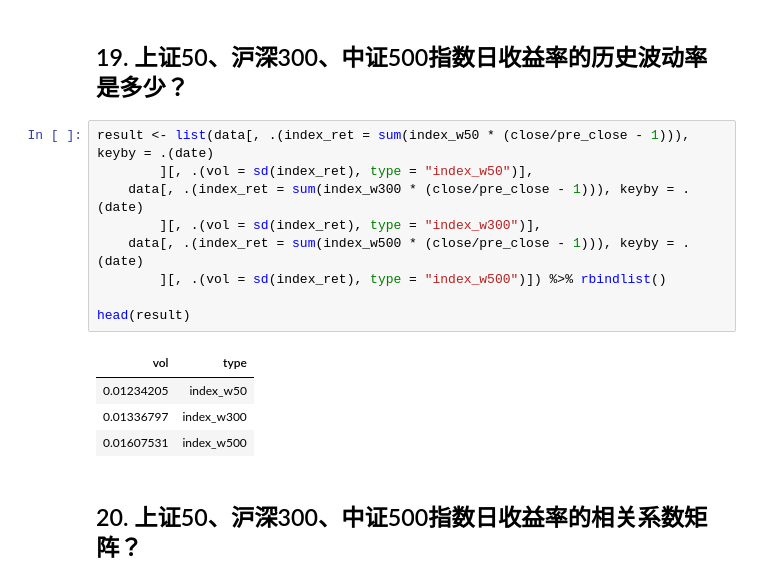
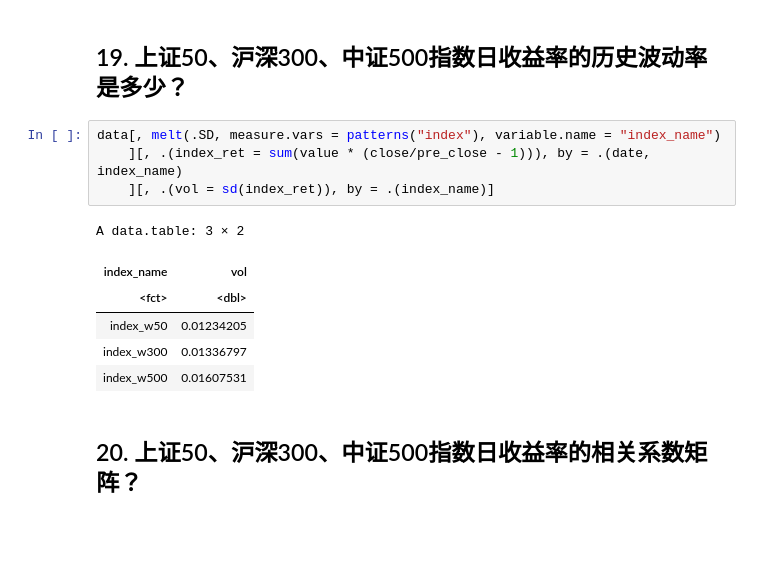
Before and after one commit to Ravin515/r-data-practice, a Jupyter notebook: answer-keys.ipynb, the cells around one changed output. Saved outputs shown, nothing was run; the diff lists cells and outputs as text; blank space fills up the shorter version.

```diff
--- a/answer-keys.ipynb
+++ b/answer-keys.ipynb
@@ -469,19 +472,16 @@ result[1:5]
 # %% [markdown]
 ## 19. 上证50、沪深300、中证500指数日收益率的历史波动率是多少？
-# %%
-result <- list(data[, .(index_ret = sum(index_w50 * (close/pre_close - 1))), keyby = .(date)
-        ][, .(vol = sd(index_ret), type = "index_w50")],
-    data[, .(index_ret = sum(index_w300 * (close/pre_close - 1))), keyby = .(date)
-        ][, .(vol = sd(index_ret), type = "index_w300")],
-    data[, .(index_ret = sum(index_w500 * (close/pre_close - 1))), keyby = .(date)
-        ][, .(vol = sd(index_ret), type = "index_w500")]) %>% rbindlist()
-
-head(result)
-# %% [output]
-| vol | type |
-| 0.01234205 | index_w50 |
-| 0.01336797 | index_w300 |
-| 0.01607531 | index_w500 |
+# %%
+data[, melt(.SD, measure.vars = patterns("index"), variable.name = "index_name")
+    ][, .(index_ret = sum(value * (close/pre_close - 1))), by = .(date, index_name)
+    ][, .(vol = sd(index_ret)), by = .(index_name)]
+# %% [output]
+A data.table: 3 × 2
+| index_name | vol |
+| <fct> | <dbl> |
+| index_w50 | 0.01234205 |
+| index_w300 | 0.01336797 |
+| index_w500 | 0.01607531 |
 # %% [markdown]
 ## 20. 上证50、沪深300、中证500指数日收益率的相关系数矩阵？
 # %%
```
Also changed, not shown: parts of 7 cells of this notebook.
